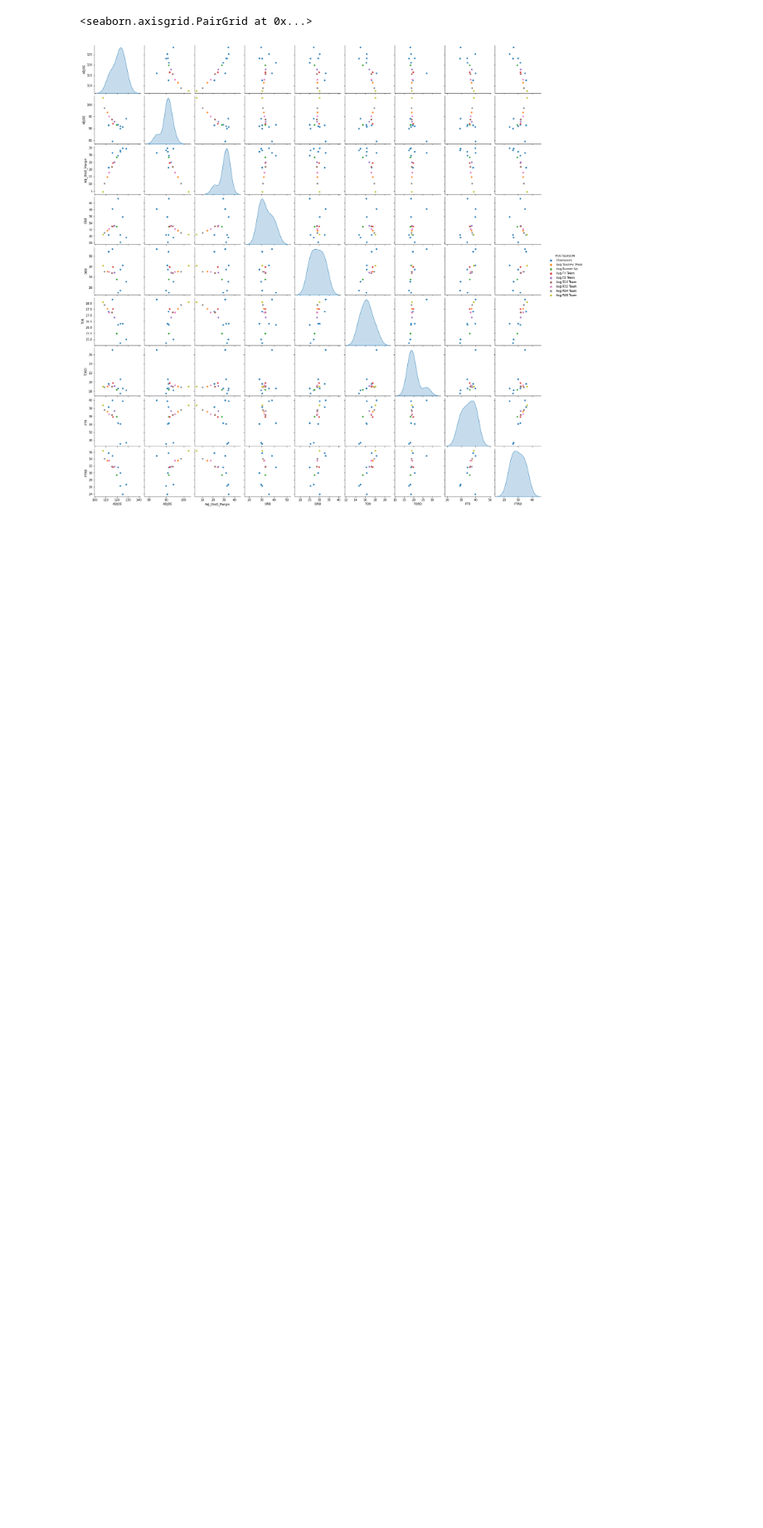
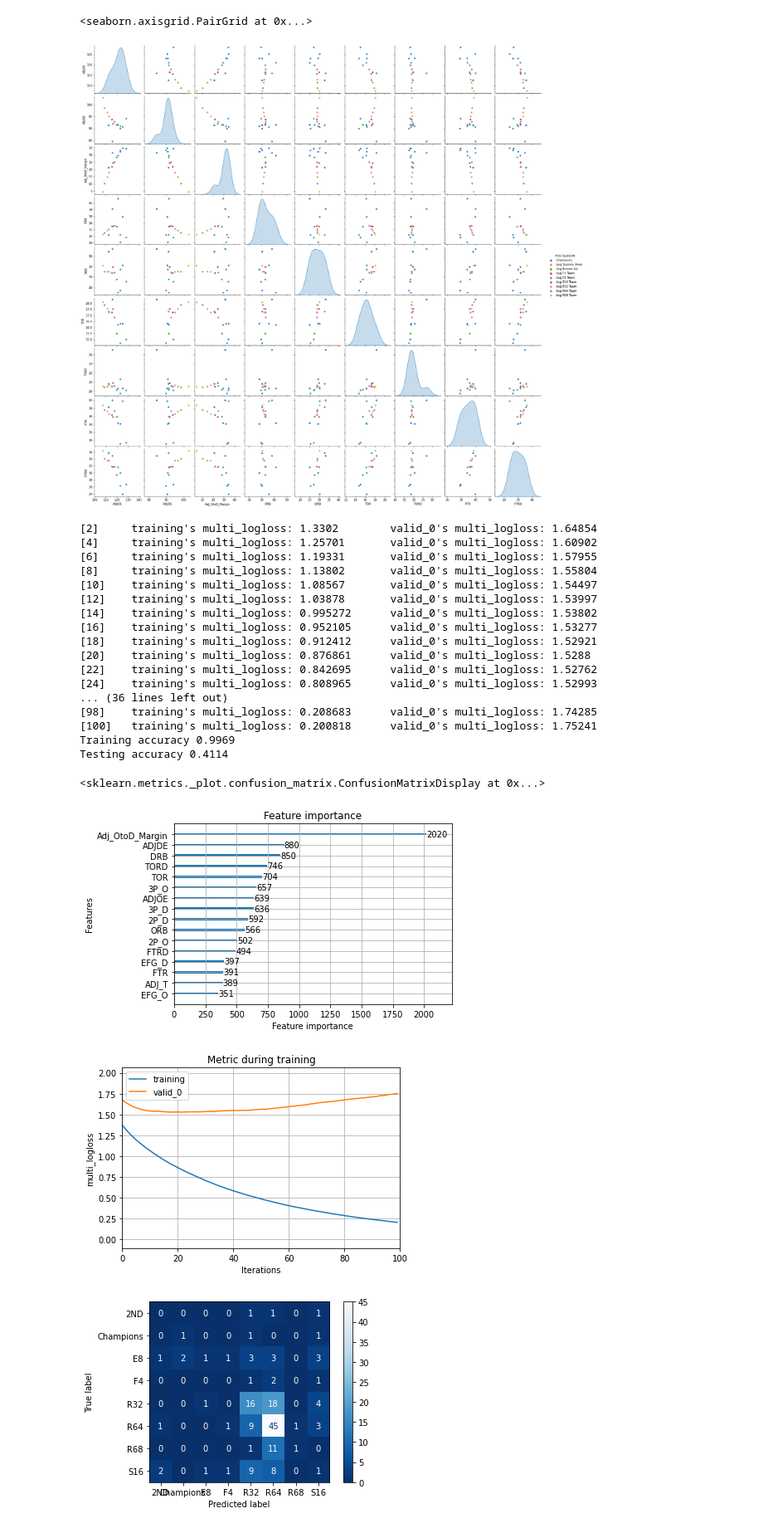
Before and after one commit to mattgilgo/March_Madness, a Jupyter notebook: March_Madness_EDA.ipynb, the cells around one changed output. Shown: that part at 83% size. Drawn from its saved outputs; the diff is of its cells as text; code cells hidden in the pictures; blank space fills up the shorter version.

```diff
--- a/March_Madness_EDA.ipynb
+++ b/March_Madness_EDA.ipynb
@@ -192,13 +192,46 @@ for year in range(2012,2022):
 # %%
 # LGBM (Light Gradient Boosting Model)
 import lightgbm as lgb
 from sklearn.model_selection import train_test_split
 from sklearn import metrics
 
 full_teams_df = teams.append(teams_2021)
 tourney_teams_df = full_teams_df[full_teams_df['POSTSEASON'].notnull()]
 # To define the input and output feature
-x = tourney_teams_df.drop(['G','TEAM','CONF','SEED','POSTSEASON','YEAR','Adj_OtoD_Margin', 'SEED_str'],axis=1)
+x = tourney_teams_df.drop(['BARTHAG','WAB','W','G','TEAM','CONF','SEED','POSTSEASON','YEAR','SEED_str'],axis=1)
 y = tourney_teams_df.POSTSEASON
 # train and test split
 x_train,x_test,y_train,y_test = train_test_split(x,y,test_size=0.33,random_state=42)
+
+model = lgb.LGBMClassifier(learning_rate=0.033,max_depth=-3,random_state=42)
+model.fit(x_train,y_train,eval_set=[(x_test,y_test),(x_train,y_train)],
+          verbose=2,eval_metric='logloss')
+
+print('Training accuracy {:.4f}'.format(model.score(x_train,y_train)))
+print('Testing accuracy {:.4f}'.format(model.score(x_test,y_test)))
+
+lgb.plot_importance(model)
+lgb.plot_metric(model)
+metrics.plot_confusion_matrix(model,x_test,y_test,cmap='Blues_r')
+# %% [output]
+[2]     training's multi_logloss: 1.3302        valid_0's multi_logloss: 1.64854
+[4]     training's multi_logloss: 1.25701       valid_0's multi_logloss: 1.60902
+[6]     training's multi_logloss: 1.19331       valid_0's multi_logloss: 1.57955
+[8]     training's multi_logloss: 1.13802       valid_0's multi_logloss: 1.55804
+[10]    training's multi_logloss: 1.08567       valid_0's multi_logloss: 1.54497
+[12]    training's multi_logloss: 1.03878       valid_0's multi_logloss: 1.53997
+[14]    training's multi_logloss: 0.995272      valid_0's multi_logloss: 1.53802
+[16]    training's multi_logloss: 0.952105      valid_0's multi_logloss: 1.53277
+[18]    training's multi_logloss: 0.912412      valid_0's multi_logloss: 1.52921
+[20]    training's multi_logloss: 0.876861      valid_0's multi_logloss: 1.5288
+[22]    training's multi_logloss: 0.842695      valid_0's multi_logloss: 1.52762
+[24]    training's multi_logloss: 0.808965      valid_0's multi_logloss: 1.52993
+... (36 lines left out)
+[98]    training's multi_logloss: 0.208683      valid_0's multi_logloss: 1.74285
+[100]   training's multi_logloss: 0.200818      valid_0's multi_logloss: 1.75241
+Training accuracy 0.9969
+Testing accuracy 0.4114
+<sklearn.metrics._plot.confusion_matrix.ConfusionMatrixDisplay at 0x...>
+[figure, added]
+[figure, added]
+[figure, added]
```
Also changed, not shown: parts of 3 cells of this notebook.
